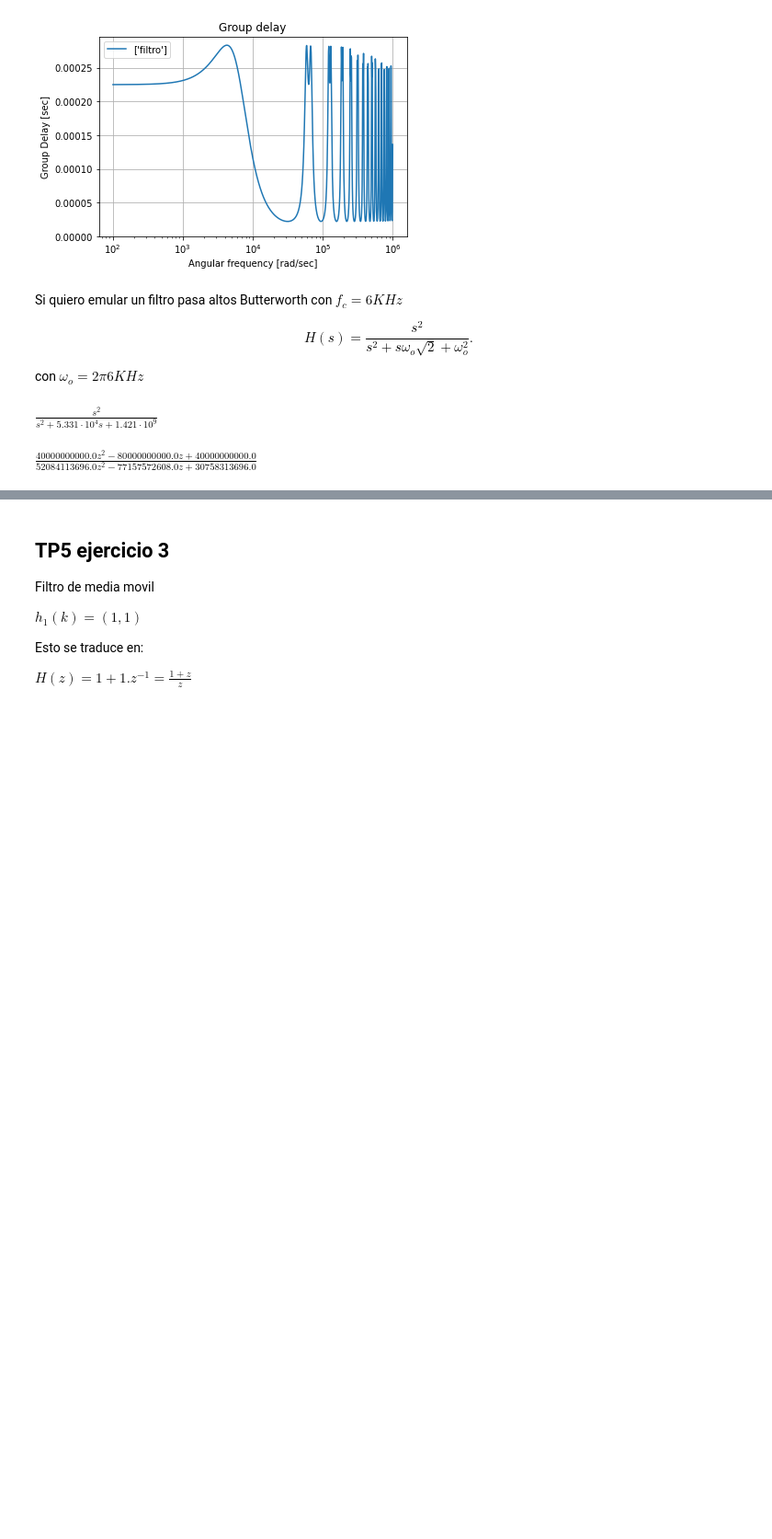
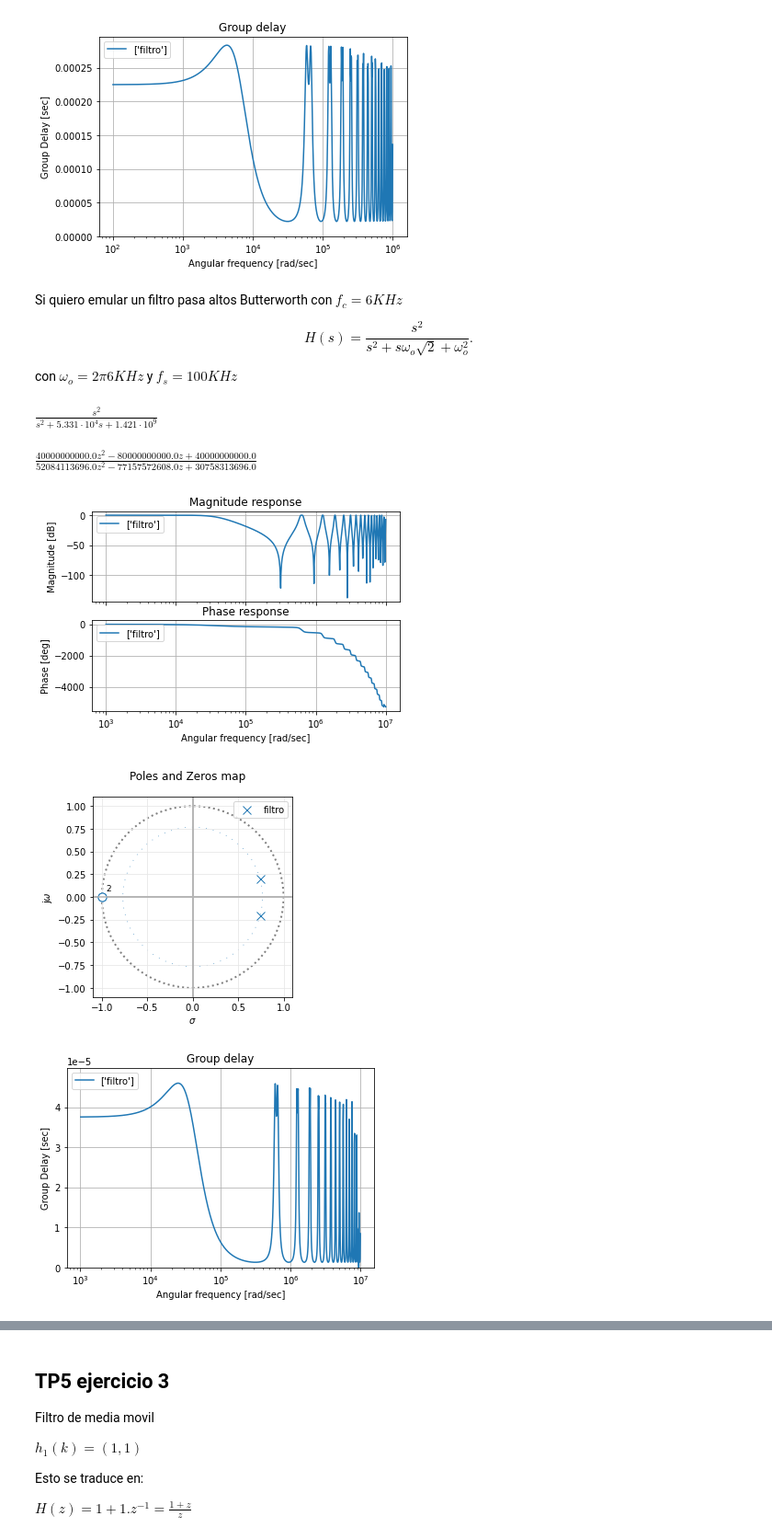
Before and after one commit to brunoricciotti/TC2, a Jupyter notebook: TP Semanales/TS8/TS8.ipynb, the cells around one changed output, grey strips where cells are left out. Shown: that part at 92% size. Drawn from its saved outputs; the diff is of its cells as text; code cells hidden in the pictures; blank space fills up the shorter version.

```diff
--- a/TP Semanales/TS8/TS8.ipynb
+++ b/TP Semanales/TS8/TS8.ipynb
@@ -183,10 +183,13 @@ Si quiero emular un filtro pasa altos Butterworth con $f_c = 6KHz$
 H(s) = \frac{s^2}{s^2+s\omega_o \sqrt{2}+\omega_o^2}.
 \end{equation}
 
-con $\omega_o = 2\pi 6KHz$
+con $\omega_o = 2\pi 6KHz$ y $f_s = 100KHz$
 # %%
 fs = 1e5
 w_o = 2*pi.evalf(4)*6000
+
+num_s = [w_o**2] #numerador de filtro analogico
+den_s = [1,w_o*np.sqrt(2),w_o**2] #denominador de filtro analogico
 
 H = s**2/(s**2 + s*w_o*sqrt(2).evalf(4) + w_o**2)
 
@@ -204,3 +207,12 @@ display(simplify(expand(H_z)))
 # %% [output]
 $\displaystyle \frac{s^{2}}{s^{2} + 5.331 \cdot 10^{4} s + 1.421 \cdot 10^{9}}$
 $\displaystyle \frac{40000000000.0 z^{2} - 80000000000.0 z + 40000000000.0}{52084113696.0 z^{2} - 77157572608.0 z + 30758313696.0}$
+# %%
+num_z,den_z = sig.bilinear(num_s,den_s,fs = fs) #transformo a digital
+
+my_dig_filter = sig.TransferFunction(num_z,den_z,dt = 1/fs) #al indicar dt le decimos a la funcion que la transferencia es en Z
+analyze_sys(my_dig_filter,'filtro')
+# %% [output]
+[figure, added]
+[figure, added]
+[figure, added]
```
Also changed, not shown: parts of 5 cells of this notebook, 1 other file.
